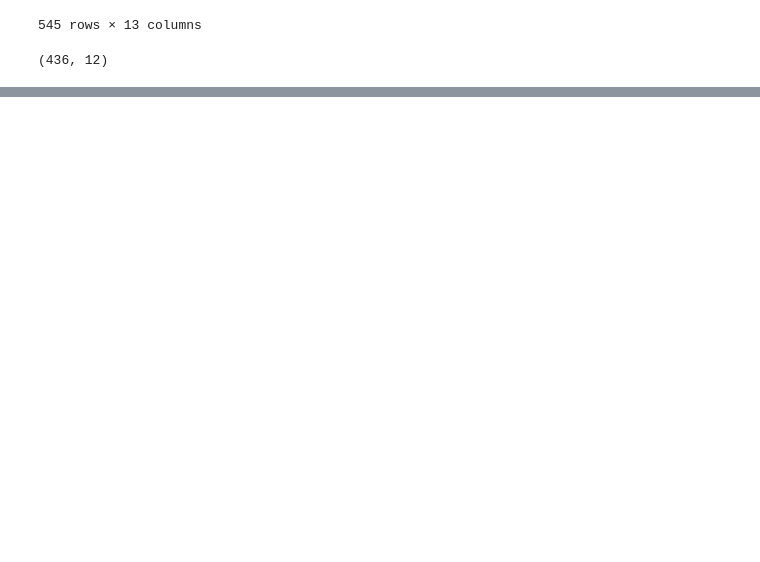
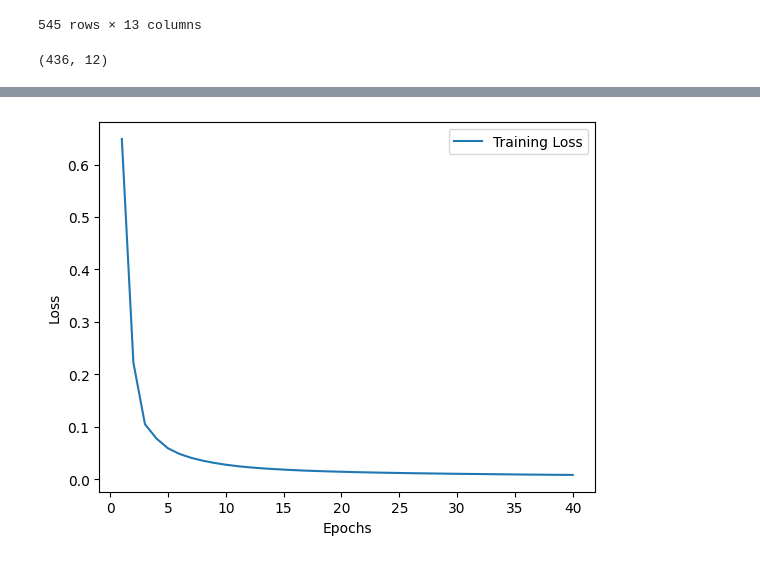
Before and after one commit to Witcape/project_level_1, a Jupyter notebook: project_Level_1.ipynb, the cells around one changed output, grey strips where cells are left out. Saved outputs shown, nothing was run; the diff lists cells and outputs as text; code cells hidden in the pictures; blank space fills up the shorter version.

Commit message:
Using neural networks instead of linear regression

```diff
--- a/project_Level_1.ipynb
+++ b/project_Level_1.ipynb
@@ -76,7 +76,13 @@ target=  shu_data_full.iloc[:, [0]]
 # %%
 from sklearn.model_selection import train_test_split
 # %%
-from sklearn.preprocessing import StandardScaler
-scaler = StandardScaler()
-scaled_data = scaler.fit_transform(data)
-scaled_target = scaler.fit_transform(target)
+from sklearn.preprocessing import StandardScaler, MinMaxScaler
+
+data_scaler = StandardScaler()
+target_scaler = MinMaxScaler()
+
+scaled_data = data_scaler.fit_transform(data)
+scaled_target = target_scaler.fit_transform(target)
+
+data = scaled_data
+target = scaled_target
@@ -100,0 +104,9 @@ from sklearn.linear_model import LinearRegression
+# %%
+model = Sequential(
+    [
+        tf.keras.Input(shape = (12,)),
+        Dense(25, activation = 'relu'),
+        Dense(10, activation = 'relu'),
+        Dense(1, activation = 'linear')
+    ]
+)
@@ -100,0 +131,10 @@ from sklearn.linear_model import LinearRegression
+# %%
+model.compile(
+    optimizer = tf.keras.optimizers.Adam(),
+    loss = 'mean_squared_error',
+)
+# %%
+history = model.fit(
+    X_train, y_train,
+    epochs = 40
+)
@@ -100,0 +159,11 @@ from sklearn.linear_model import LinearRegression
+# %%
+loss = history.history['loss']
+epochs = range(1, len(loss) + 1)
+
+plt.plot(epochs, loss, label='Training Loss')
+plt.xlabel('Epochs')
+plt.ylabel('Loss')
+plt.legend()
+plt.show()
+# %% [output]
+[figure, added]
```
Also changed, not shown: parts of 10 cells of this notebook.
